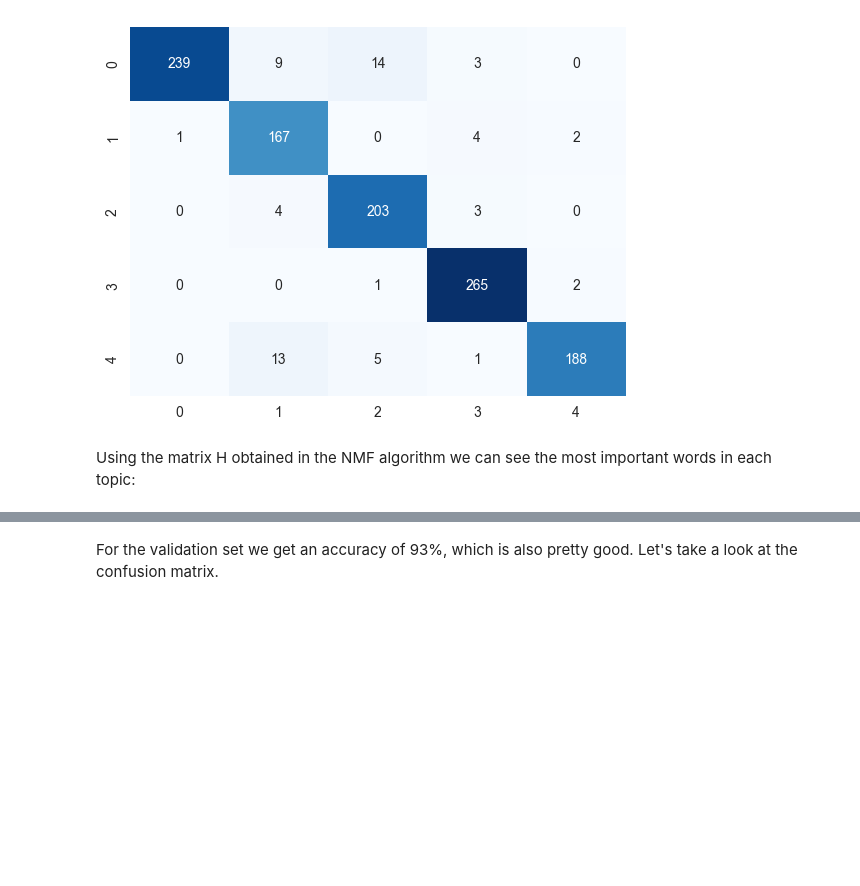
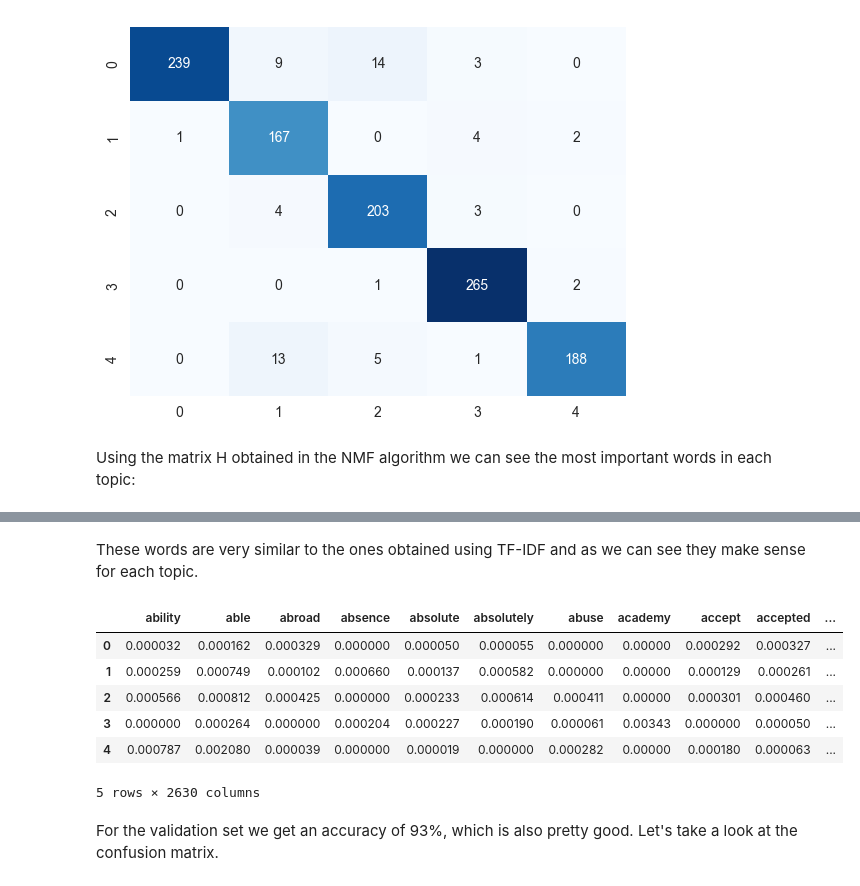
Before and after one commit to JuanDa14Sa/BBC-News-Classification, a Jupyter notebook: bbc_classification.ipynb, the cells around one changed output, grey strips where cells are left out. Cells and saved outputs as stored; diff of their text form; code cells hidden in the pictures; blank space fills up the shorter version.

```diff
--- a/bbc_classification.ipynb
+++ b/bbc_classification.ipynb
@@ -453,3 +458,16 @@ H
+# %% [markdown]
+These words are very similar to the ones obtained using TF-IDF and as we can see they make sense for each topic.
+# %%
+tmp = H.loc[:, H.columns != "Category"]
+tmp.divide(tmp.sum(axis=1), axis=0)
+# %% [output]
+|  | ability | able | abroad | absence | absolute | absolutely | abuse | academy | accept | accepted | ... |
+| 0 | 0.000032 | 0.000162 | 0.000329 | 0.000000 | 0.000050 | 0.000055 | 0.000000 | 0.00000 | 0.000292 | 0.000327 | ... |
+| 1 | 0.000259 | 0.000749 | 0.000102 | 0.000660 | 0.000137 | 0.000582 | 0.000000 | 0.00000 | 0.000129 | 0.000261 | ... |
+| 2 | 0.000566 | 0.000812 | 0.000425 | 0.000000 | 0.000233 | 0.000614 | 0.000411 | 0.00000 | 0.000301 | 0.000460 | ... |
+| 3 | 0.000000 | 0.000264 | 0.000000 | 0.000204 | 0.000227 | 0.000190 | 0.000061 | 0.00343 | 0.000000 | 0.000050 | ... |
+| 4 | 0.000787 | 0.002080 | 0.000039 | 0.000000 | 0.000019 | 0.000000 | 0.000282 | 0.00000 | 0.000180 | 0.000063 | ... |
+5 rows × 2630 columns
 # %% [markdown]
 For the validation set we get an accuracy of 93%, which is also pretty good. Let's take a look at the confusion matrix.
 # %%
```
Also changed, not shown: parts of 3 cells of this notebook.
